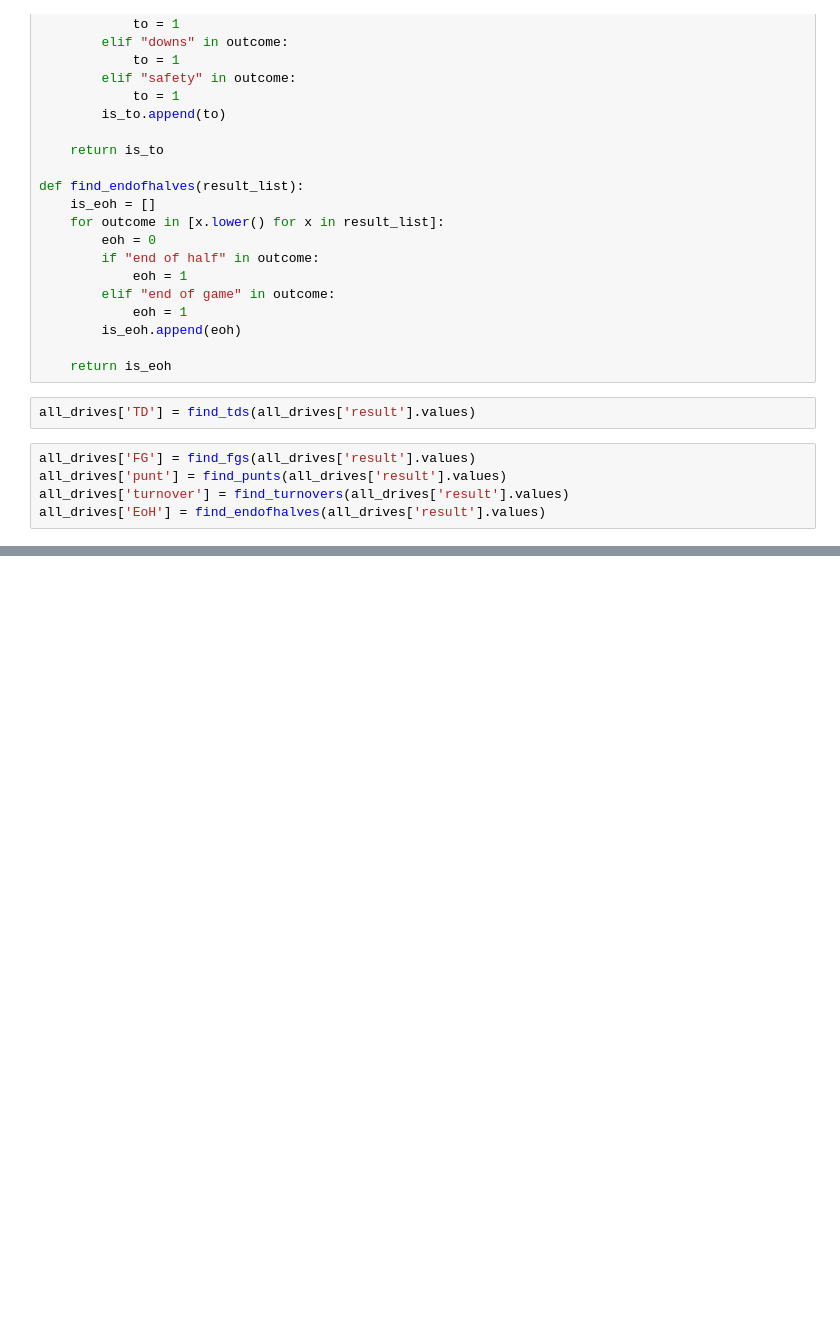
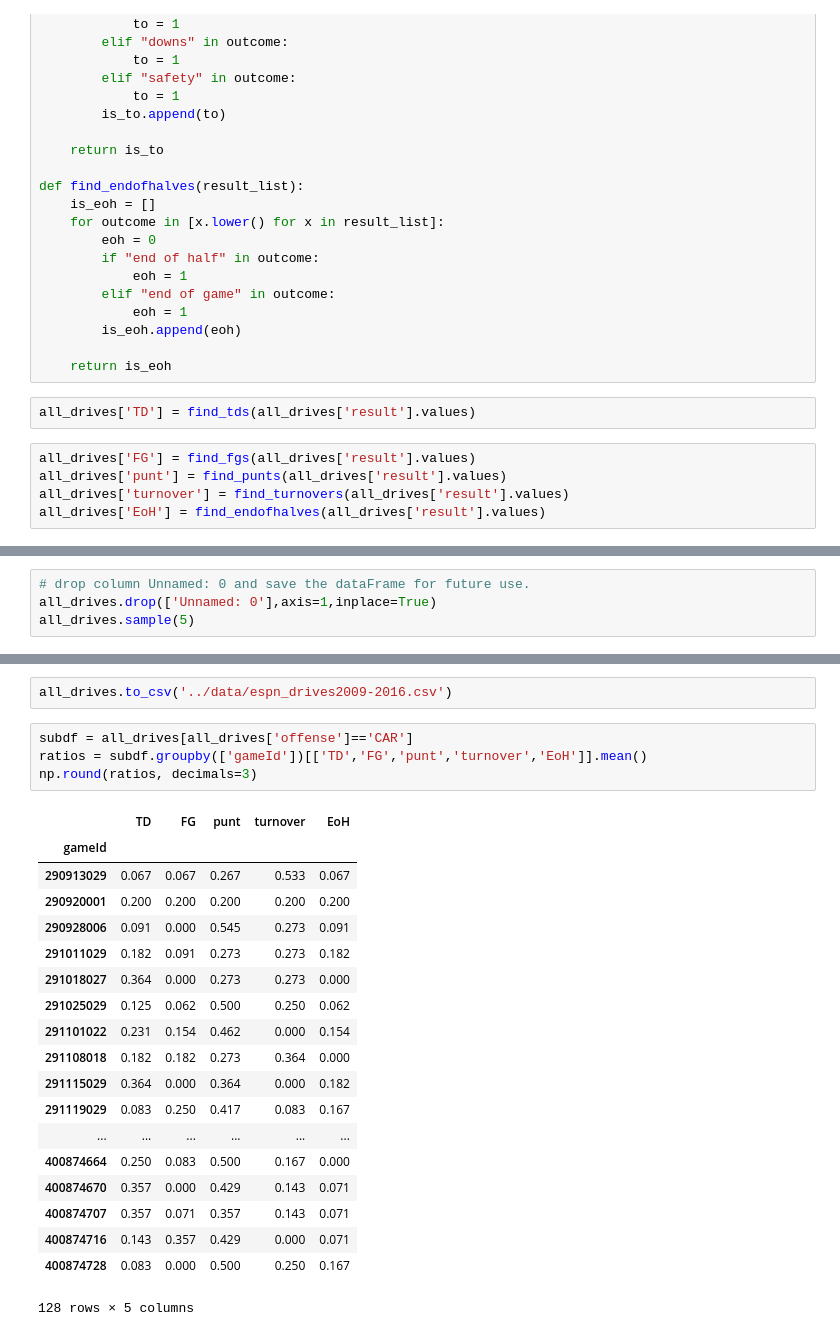
Before and after one commit to ewelchman/football_analytics, a Jupyter notebook: fiddling/Drive_level_fiddling.ipynb, the cells around one changed output, grey strips where cells are left out. Drawn from its saved outputs; the diff is of its cells as text; blank space fills up the shorter version.

```diff
--- a/fiddling/Drive_level_fiddling.ipynb
+++ b/fiddling/Drive_level_fiddling.ipynb
@@ -165,0 +168,4 @@ subdf.groupby(['offense'])[['TD','FG','punt','turnover','EoH']].mean()
+# %%
+# drop column Unnamed: 0 and save the dataFrame for future use.
+all_drives.drop(['Unnamed: 0'],axis=1,inplace=True)
+all_drives.sample(5)
@@ -165,0 +179,26 @@ subdf.groupby(['offense'])[['TD','FG','punt','turnover','EoH']].mean()
+# %%
+all_drives.to_csv('../data/espn_drives2009-2016.csv')
+# %%
+subdf = all_drives[all_drives['offense']=='CAR']
+ratios = subdf.groupby(['gameId'])[['TD','FG','punt','turnover','EoH']].mean()
+np.round(ratios, decimals=3)
+# %% [output]
+|  | TD | FG | punt | turnover | EoH |
+| gameId |  |  |  |  |  |
+| 290913029 | 0.067 | 0.067 | 0.267 | 0.533 | 0.067 |
+| 290920001 | 0.200 | 0.200 | 0.200 | 0.200 | 0.200 |
+| 290928006 | 0.091 | 0.000 | 0.545 | 0.273 | 0.091 |
+| 291011029 | 0.182 | 0.091 | 0.273 | 0.273 | 0.182 |
+| 291018027 | 0.364 | 0.000 | 0.273 | 0.273 | 0.000 |
+| 291025029 | 0.125 | 0.062 | 0.500 | 0.250 | 0.062 |
+| 291101022 | 0.231 | 0.154 | 0.462 | 0.000 | 0.154 |
+| 291108018 | 0.182 | 0.182 | 0.273 | 0.364 | 0.000 |
+| 291115029 | 0.364 | 0.000 | 0.364 | 0.000 | 0.182 |
+| 291119029 | 0.083 | 0.250 | 0.417 | 0.083 | 0.167 |
+| ... | ... | ... | ... | ... | ... |
+| 400874664 | 0.250 | 0.083 | 0.500 | 0.167 | 0.000 |
+| 400874670 | 0.357 | 0.000 | 0.429 | 0.143 | 0.071 |
+| 400874707 | 0.357 | 0.071 | 0.357 | 0.143 | 0.071 |
+| 400874716 | 0.143 | 0.357 | 0.429 | 0.000 | 0.071 |
+| 400874728 | 0.083 | 0.000 | 0.500 | 0.250 | 0.167 |
+128 rows × 5 columns
```
Also changed, not shown: parts of 4 cells of this notebook, 1 other file.
